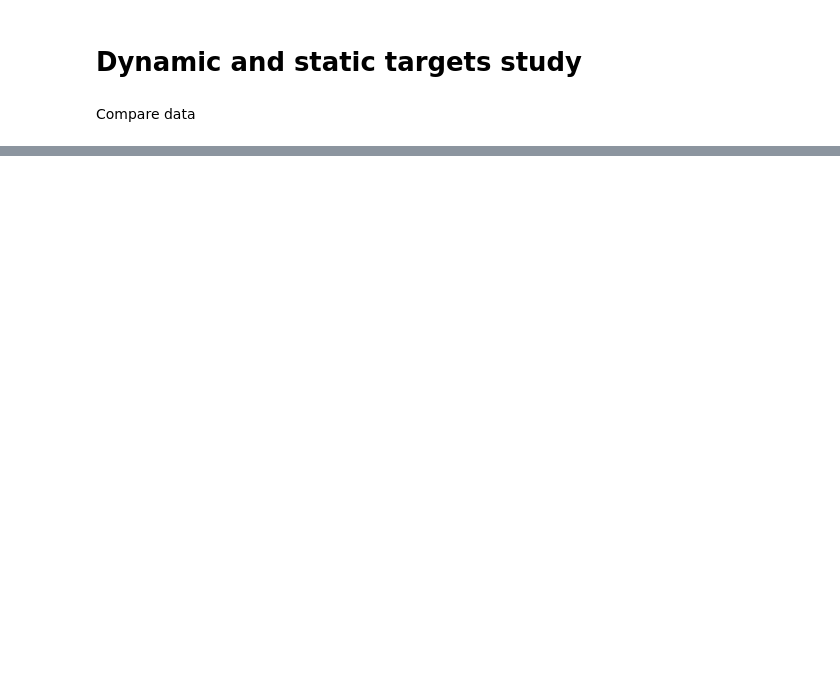
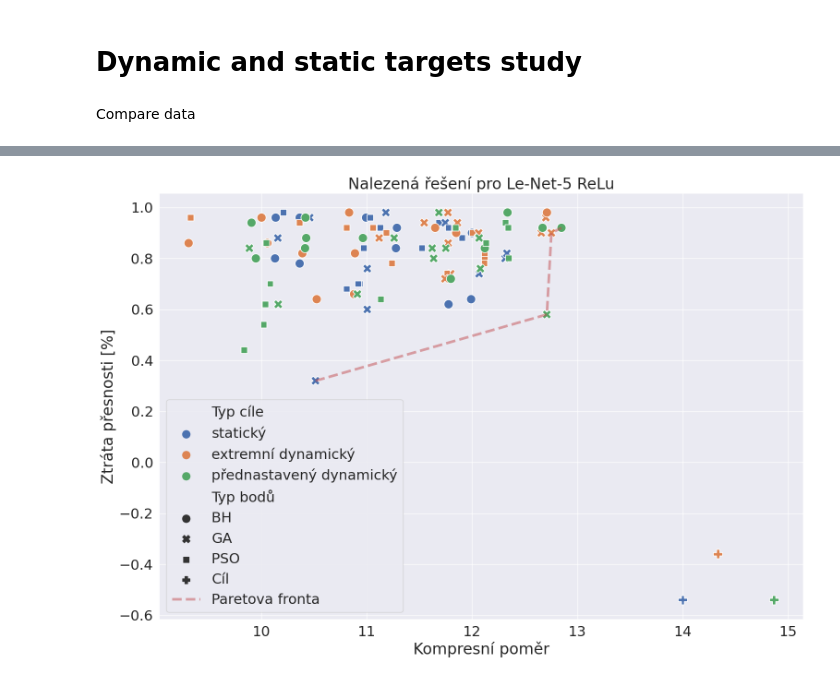
Before and after one commit to xcoupe01/nn_weight_share_optimization, a Jupyter notebook: notebooks/lenet_compression/result_study/target_study.ipynb, the cells around one changed output, grey strips where cells are left out. Drawn from its saved outputs; the diff is of its cells as text; code cells hidden in the pictures; blank space fills up the shorter version.

```diff
--- a/notebooks/lenet_compression/result_study/target_study.ipynb
+++ b/notebooks/lenet_compression/result_study/target_study.ipynb
@@ -16,7 +16,7 @@ from utils.plot import *
 from utils.fitness_controller import FitnessController
 from compress_optim import CompressConfig, load_comp_config, fit_from_vals
 # %%
-NET_TYPE = 'tanh'
+NET_TYPE = 'relu'
 
 FOLDERS_EXP = [
     {'path': os.path.join(PATH_PREFIX, f'results/lenet_{NET_TYPE}_compress_50_locked/'), 'type': 'statický'},
@@ -46,7 +46,7 @@ SAVE_FILES = {
 ACC_TRESHOLD = 0.01
 
 SAVE_PLOTS = True
-SAVE_PLOTS_LOC = os.path.join(PATH_PREFIX, 'results/graphs/targs')
+SAVE_PLOTS_LOC = os.path.join(PATH_PREFIX, 'results/graphs/lenet/targs')
 os.makedirs(SAVE_PLOTS_LOC, exist_ok=True)
 SAVE_PLOT_ID = f'{NET_TYPE}_locked'
 # %% [markdown]
@@ -164,12 +210,14 @@ data_complete
 # %%
 sns.set(rc={'figure.figsize': (18, 12)}, font_scale=2)
 sns.scatterplot(data=data_complete, x='compression', y='accuracy_loss', hue='Typ cíle', s=200, style='Typ bodů')
 
-plt.plot(list(pareto_front['compression']), list(pareto_front['accuracy_loss']) , 'r--', alpha=0.5, label='Pareto fronta')
+plt.plot(list(pareto_front['compression']), list(pareto_front['accuracy_loss']) , 'r--', alpha=0.5, label='Paretova fronta', linewidth=4)
 plt.legend(markerscale=2)
 plt.xlabel('Kompresní poměr')
 plt.ylabel('Ztráta přesnosti [%]')
-plt.title(f'Nalezená řešení pro Le-Net {"ReLu" if NET_TYPE == "relu" else "Tanh"}')
+plt.title(f'Nalezená řešení pro Le-Net-5 {"ReLu" if NET_TYPE == "relu" else "Tanh"}')
 
 if SAVE_PLOTS:
     plt.savefig(os.path.join(SAVE_PLOTS_LOC, f'lenet_target_plot_{SAVE_PLOT_ID}.pdf'))
+# %% [output]
+[figure, added]
```
Also changed, not shown: parts of 3 cells of this notebook, 40 other files.
